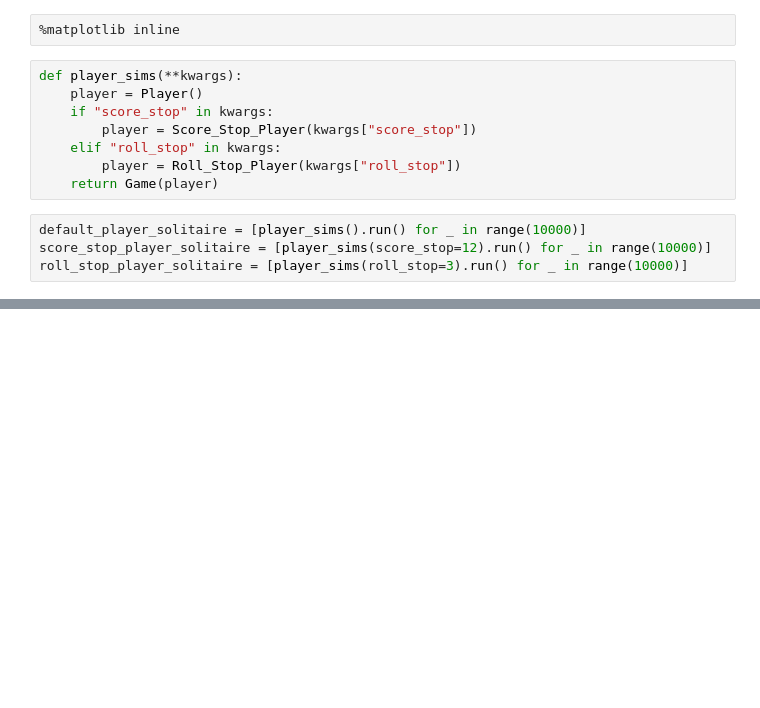
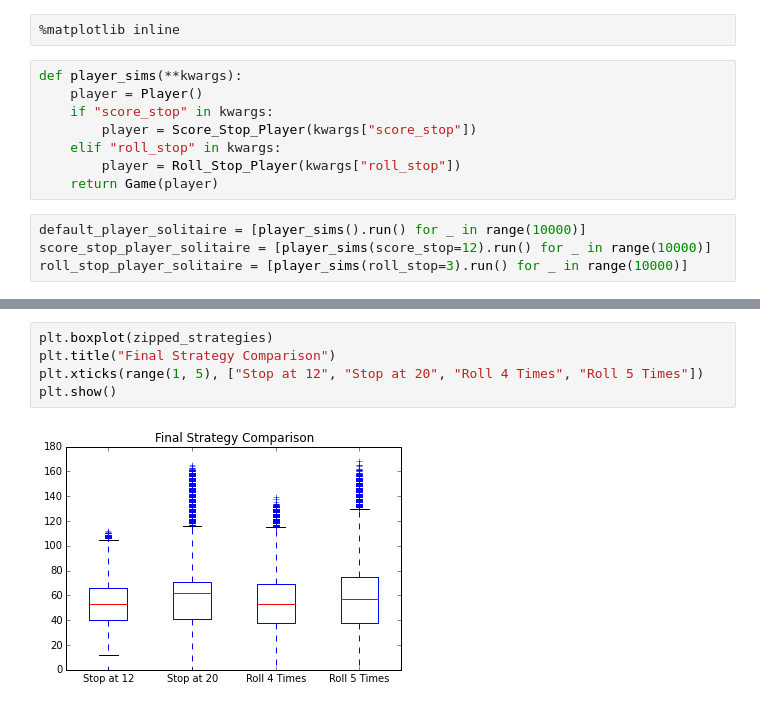
Before and after one commit to pjpassa/utimate-pig, a Jupyter notebook: Ultimate_Pig_Analysis.ipynb, the cells around one changed output, grey strips where cells are left out. Saved outputs shown, nothing was run; the diff lists cells and outputs as text; blank space fills up the shorter version.

```diff
--- a/Ultimate_Pig_Analysis.ipynb
+++ b/Ultimate_Pig_Analysis.ipynb
@@ -48,0 +73,7 @@ plt.show()
+# %%
+plt.boxplot(zipped_strategies)
+plt.title("Final Strategy Comparison")
+plt.xticks(range(1, 5), ["Stop at 12", "Stop at 20", "Roll 4 Times", "Roll 5 Times"])
+plt.show()
+# %% [output]
+[figure, added]
```
Also changed, not shown: parts of 45 cells of this notebook, 2 other files.
